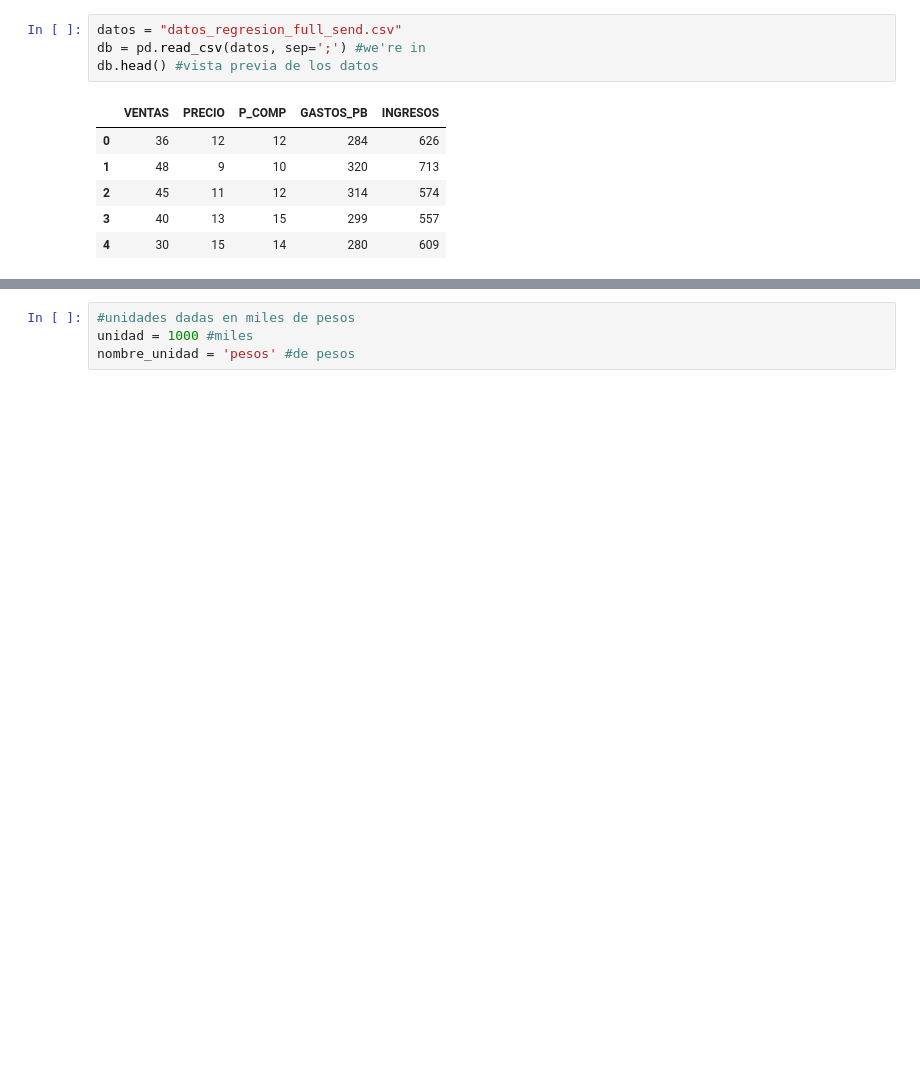
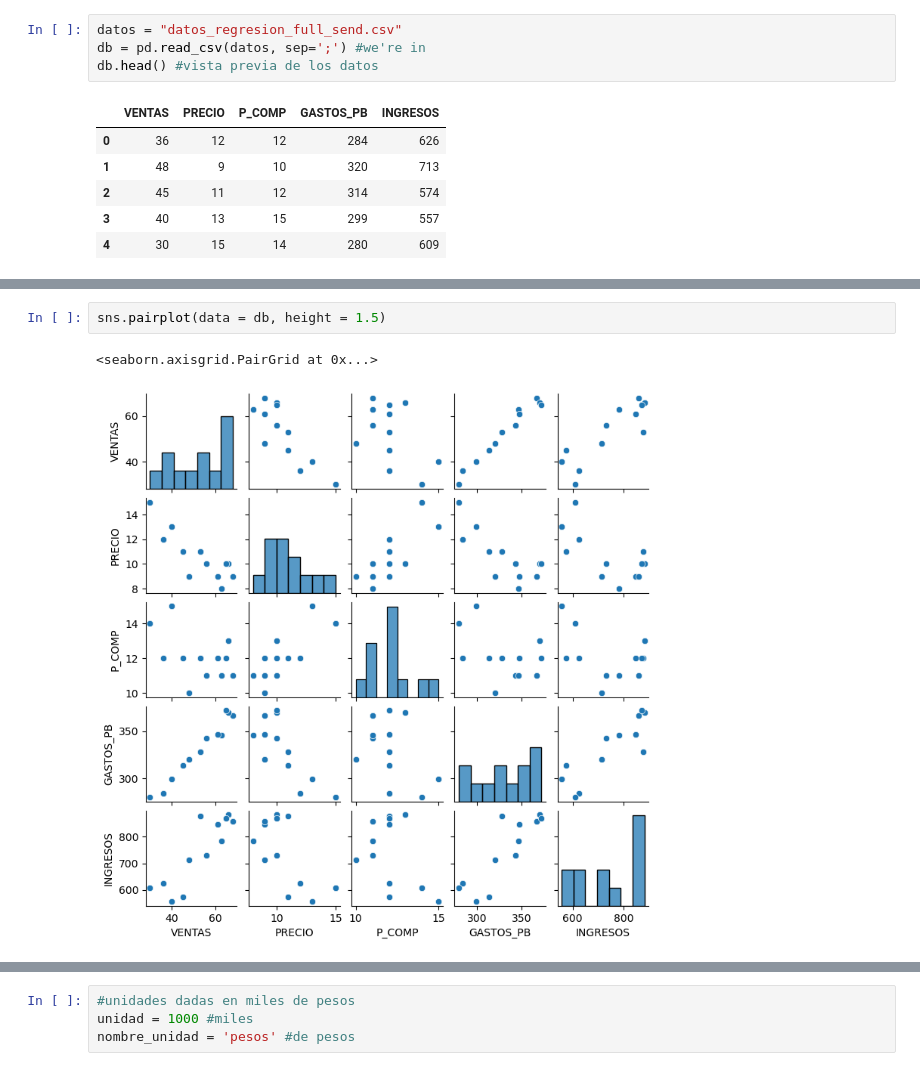
Before and after one commit to kikin3112/projets, a Jupyter notebook: regression/múltiple/t2_aplicada/regresion_lineal.ipynb, the cells around one changed output, grey strips where cells are left out. Drawn from its saved outputs; the diff is of its cells as text; blank space fills up the shorter version.

```diff
--- a/regression/múltiple/t2_aplicada/regresion_lineal.ipynb
+++ b/regression/múltiple/t2_aplicada/regresion_lineal.ipynb
@@ -27,3 +39,8 @@ db.describe()
+# %%
+sns.pairplot(data = db, height = 1.5)
+# %% [output]
+<seaborn.axisgrid.PairGrid at 0x...>
+[figure, added]
 # %%
 sns.heatmap(db.corr(), annot = True)
 plt.show()
```
Also changed, not shown: parts of 7 cells of this notebook.
